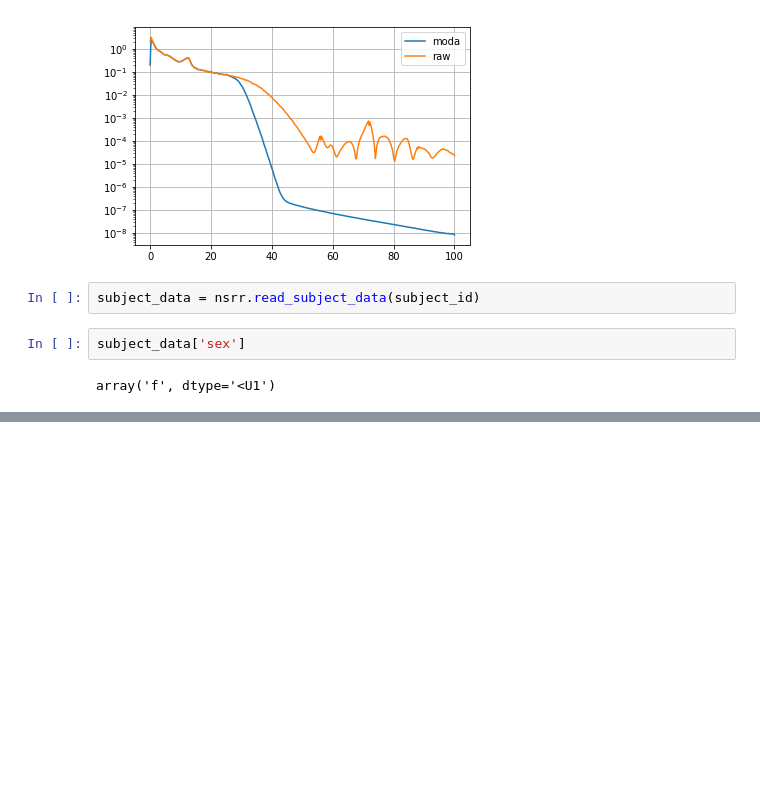
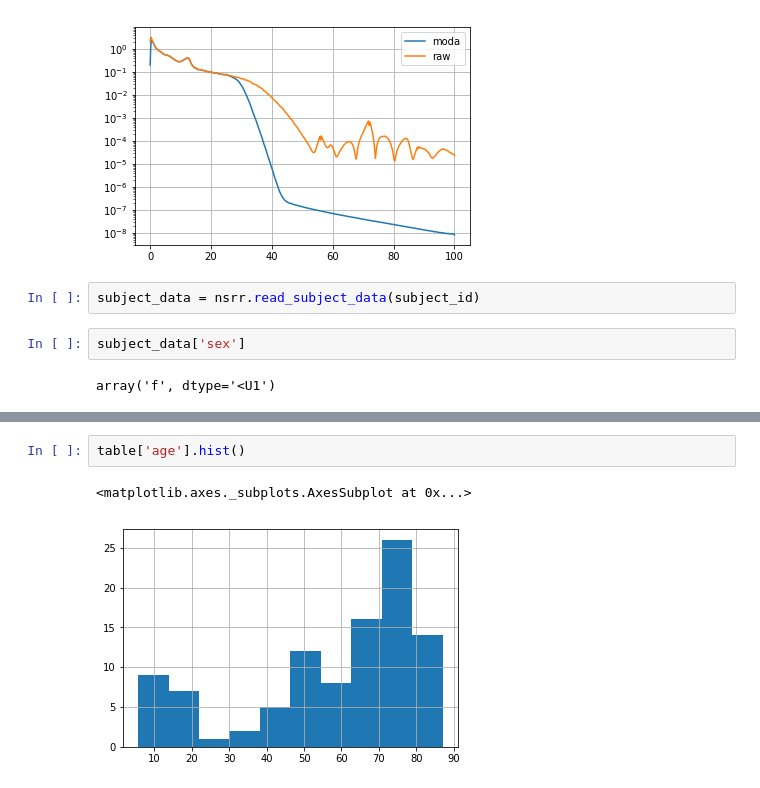
Before and after one commit to nicolasigor/sleep-rnn, a Jupyter notebook: notebooks/2021_nsrr_object_dev.ipynb, the cells around one changed output, grey strips where cells are left out. Saved outputs shown, nothing was run; the diff lists cells and outputs as text; blank space fills up the shorter version.

```diff
--- a/notebooks/2021_nsrr_object_dev.ipynb
+++ b/notebooks/2021_nsrr_object_dev.ipynb
@@ -97,0 +271,5 @@ array('f', dtype='<U1')
+# %%
+table['age'].hist()
+# %% [output]
+<matplotlib.axes._subplots.AxesSubplot at 0x...>
+[figure, added]
```
Also changed, not shown: parts of 17 cells of this notebook.
